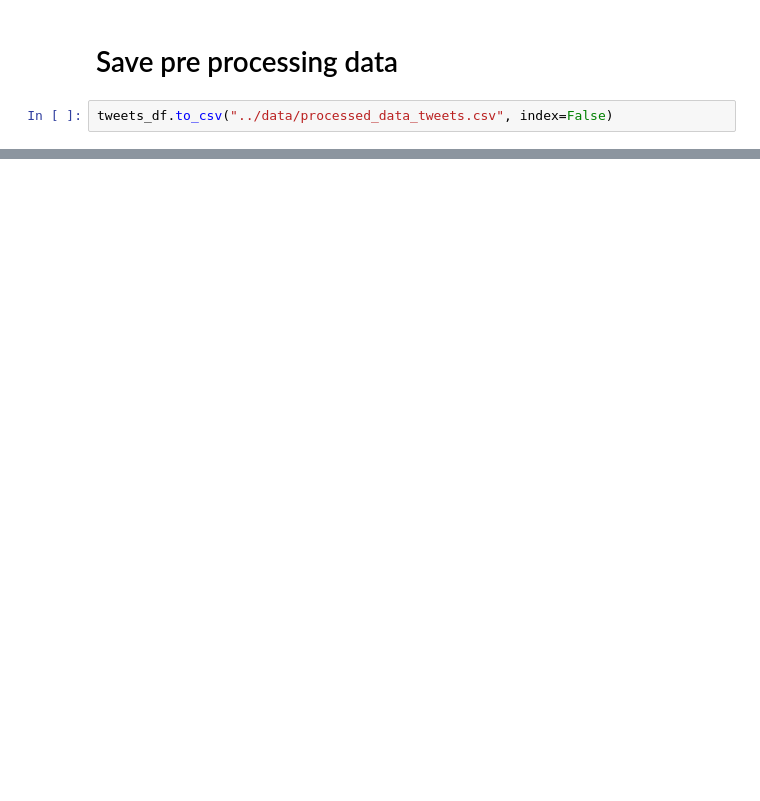
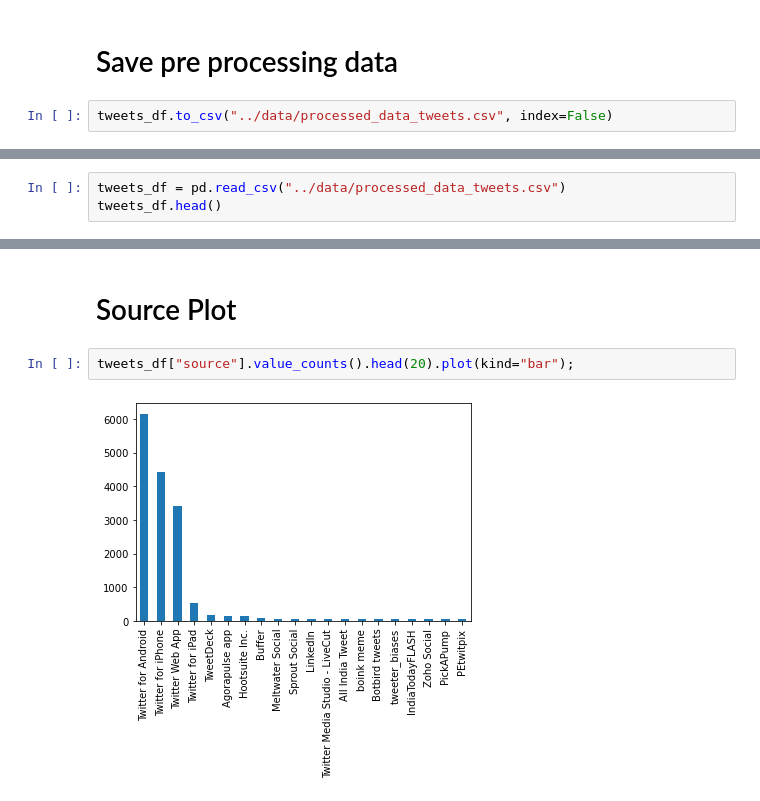
Before and after one commit to tesfayealex/Twitter-Data-Analysis, a Jupyter notebook: notebooks/Data exploration and pre-processing.ipynb, the cells around one changed output, grey strips where cells are left out. Cells and saved outputs as stored; diff of their text form; blank space fills up the shorter version.

Commit message:
Complete Data Exploration and ready code & data for sentiment analysis

```diff
--- a/notebooks/Data exploration and pre-processing.ipynb
+++ b/notebooks/Data exploration and pre-processing.ipynb
@@ -125,0 +183,3 @@ tweets_df.to_csv("../data/processed_data_tweets.csv", index=False)
+# %%
+tweets_df = pd.read_csv("../data/processed_data_tweets.csv")
+tweets_df.head()
@@ -125,0 +234,6 @@ tweets_df.to_csv("../data/processed_data_tweets.csv", index=False)
+# %% [markdown]
+# Source Plot
+# %%
+tweets_df["source"].value_counts().head(20).plot(kind="bar");
+# %% [output]
+[figure, added]
```
Also changed, not shown: parts of 29 cells of this notebook, 3 other files.
